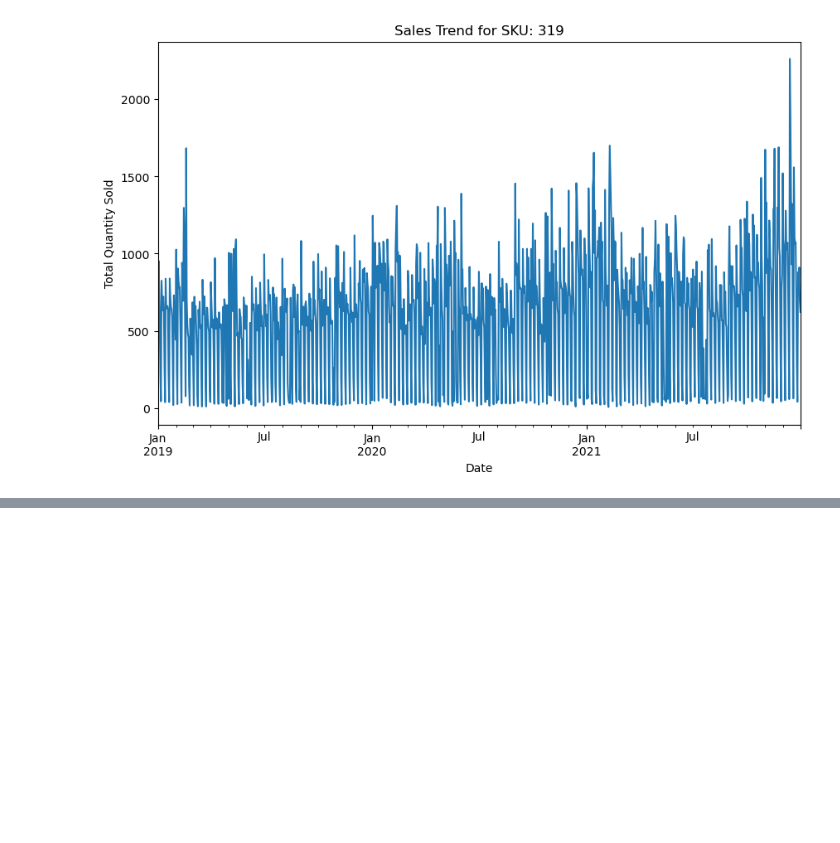
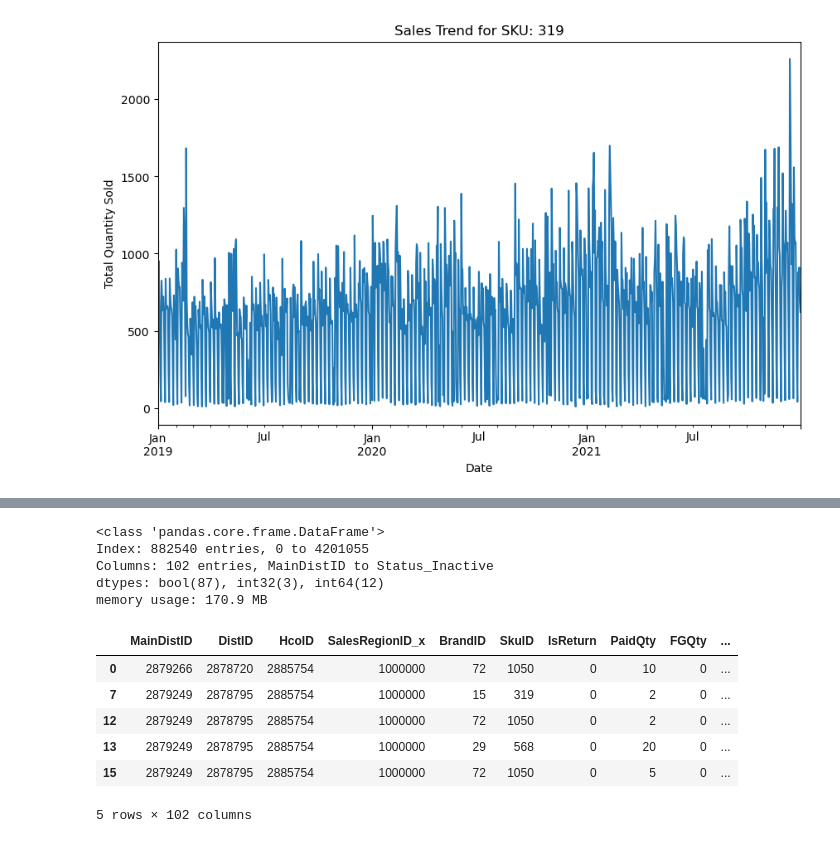
Before and after one commit to senaoz/MIS-492, a Jupyter notebook: main.ipynb, the cells around one changed output, grey strips where cells are left out. Cells and saved outputs as stored; diff of their text form; code cells hidden in the pictures; blank space fills up the shorter version.

```diff
--- a/main.ipynb
+++ b/main.ipynb
@@ -314,0 +296,38 @@ ModuleNotFoundError: No module named 'tensorflow'
+# %%
+# use selected_skus_df
+# XGBoost
+from xgboost import XGBRegressor
+
+# Create a dictionary to store the models
+models = {}
+
+selected_skus_df['SkuID'] = selected_skus_df['SkuID'].astype('int')
+selected_skus_df['MainDistID'] = selected_skus_df['MainDistID'].astype('int')
+selected_skus_df['DistID'] = selected_skus_df['DistID'].astype('int')
+selected_skus_df['HcoID'] = selected_skus_df['HcoID'].astype('int')
+selected_skus_df['SalesRegionID_x'] = selected_skus_df['SalesRegionID_x'].astype('int')
+selected_skus_df['SalesRegionID_y'] = selected_skus_df['SalesRegionID_y'].astype('int')
+
+selected_skus_df.drop(columns=['City'], inplace=True)
+selected_skus_df['District'] = selected_skus_df['District'].astype('category')
+selected_skus_df['Status'] = selected_skus_df['Status'].astype('category')
+selected_skus_df['HcoType'] = selected_skus_df['HcoType'].astype('category')
+
+#  The experimental DMatrix parameter`enable_categorical` must be set to `True`
+selected_skus_df = pd.get_dummies(selected_skus_df)
+
+selected_skus_df.info()
+selected_skus_df.head()
+# %% [output]
+<class 'pandas.core.frame.DataFrame'>
+Index: 882540 entries, 0 to 4201055
+Columns: 102 entries, MainDistID to Status_Inactive
+dtypes: bool(87), int32(3), int64(12)
+memory usage: 170.9 MB
+|  | MainDistID | DistID | HcoID | SalesRegionID_x | BrandID | SkuID | IsReturn | PaidQty | FGQty | ... |
+| 0 | 2879266 | 2878720 | 2885754 | 1000000 | 72 | 1050 | 0 | 10 | 0 | ... |
+| 7 | 2879249 | 2878795 | 2885754 | 1000000 | 15 | 319 | 0 | 2 | 0 | ... |
+| 12 | 2879249 | 2878795 | 2885754 | 1000000 | 72 | 1050 | 0 | 2 | 0 | ... |
+| 13 | 2879249 | 2878795 | 2885754 | 1000000 | 29 | 568 | 0 | 20 | 0 | ... |
+| 15 | 2879249 | 2878795 | 2885754 | 1000000 | 72 | 1050 | 0 | 5 | 0 | ... |
+5 rows × 102 columns
```
Also changed, not shown: parts of 12 cells of this notebook, 1 other file.
